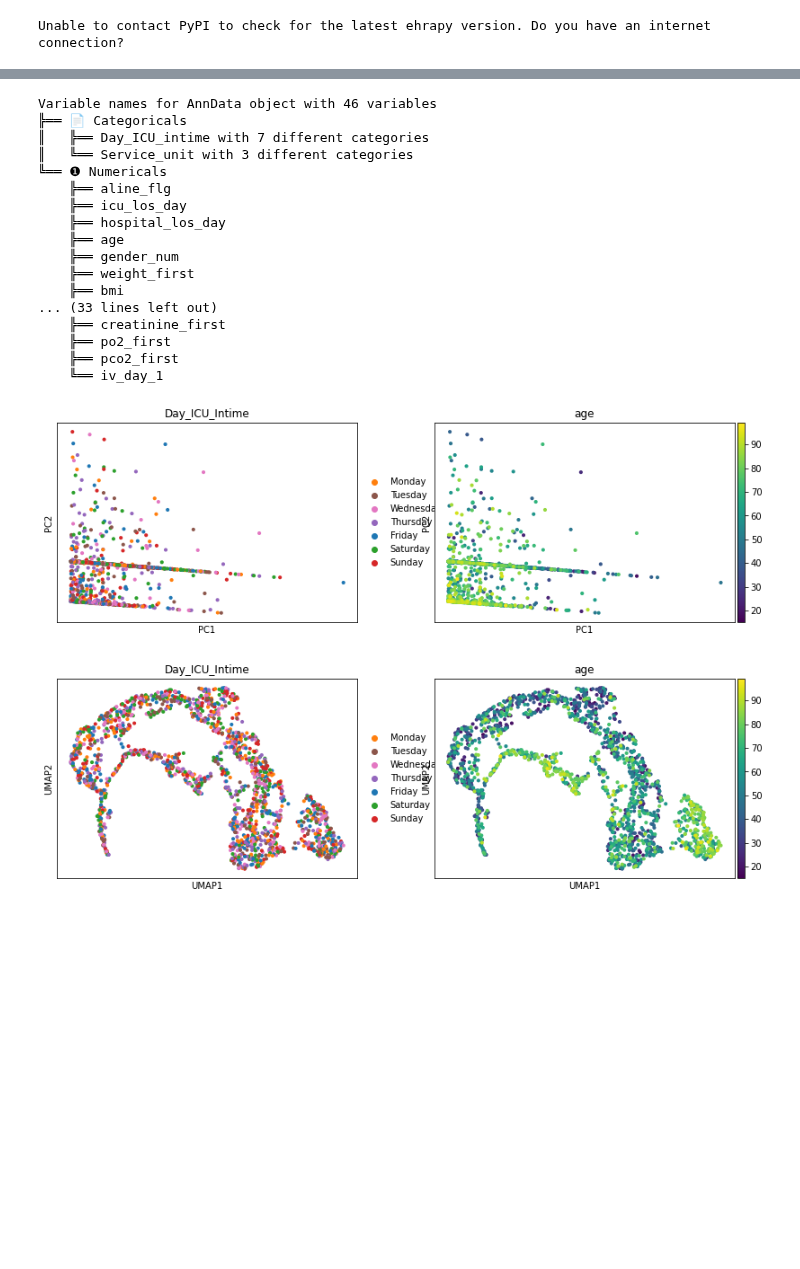
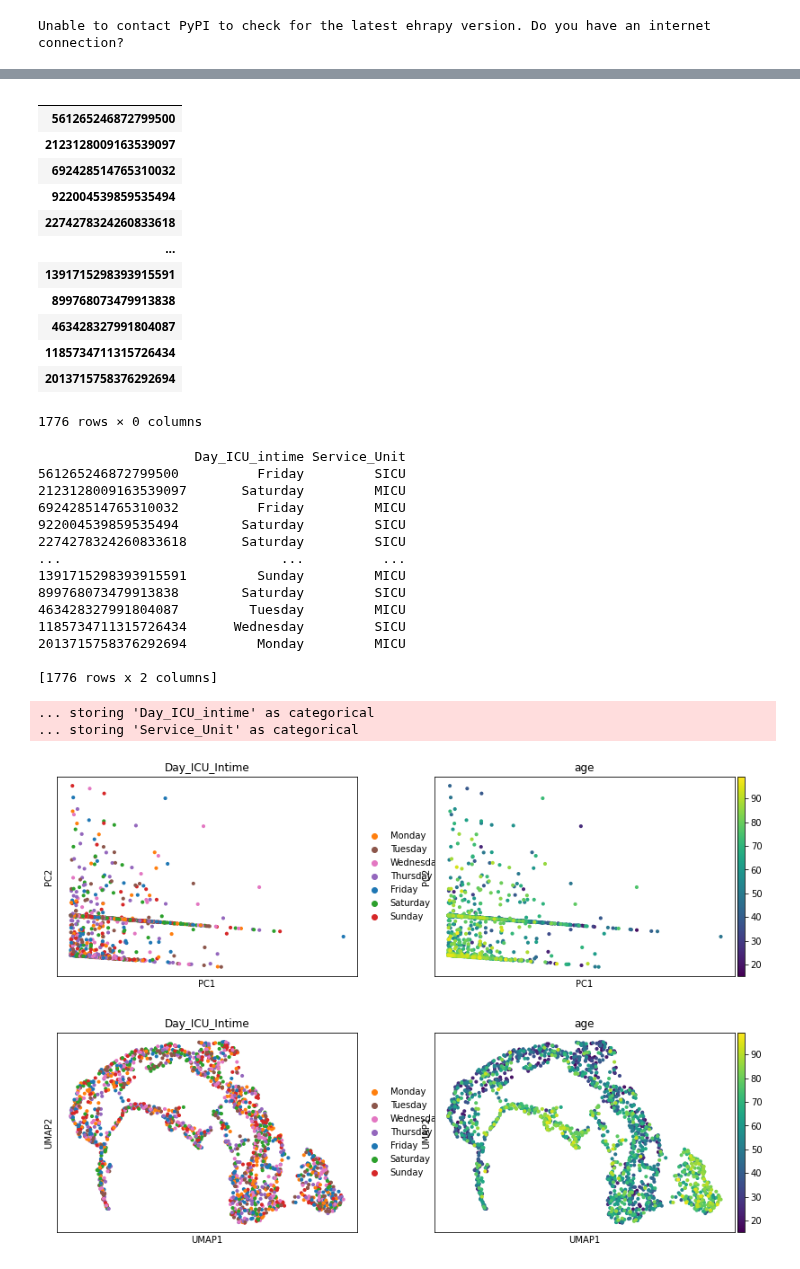
Before and after one commit to theislab/ehrapy, a Jupyter notebook: notebooks/EhrapyDemo.ipynb, the cells around one changed output, grey strips where cells are left out. Cells and saved outputs as stored; diff of their text form; code cells hidden in the pictures; blank space fills up the shorter version.

```diff
--- a/notebooks/EhrapyDemo.ipynb
+++ b/notebooks/EhrapyDemo.ipynb
@@ -13,20 +40,33 @@ ann_data = eh.api.io.init_anndata_from_df(f'{os.getcwd()}/full_data.csv')
+# %%
+ann_data.obs
+# %% [output]
+|  |
+| 561265246872799500 |
+| 2123128009163539097 |
+| 692428514765310032 |
+| 922004539859535494 |
+| 2274278324260833618 |
+| ... |
+| 1391715298393915591 |
+| 899768073479913838 |
+| 463428327991804087 |
+| 1185734711315726434 |
+| 2013715758376292694 |
+1776 rows × 0 columns
 # %%
-eh.util.view_vars(ann_data)
+eh.core.view_obs(ann_data)
 # %% [output]
-Variable names for AnnData object with 46 variables
-╠══ 📄 Categoricals
-║   ╠══ Day_ICU_intime with 7 different categories
-║   ╚══ Service_unit with 3 different categories
-╚══ ❶ Numericals
-    ╠══ aline_flg
-    ╠══ icu_los_day
-    ╠══ hospital_los_day
-    ╠══ age
-    ╠══ gender_num
-    ╠══ weight_first
-    ╠══ bmi
-... (33 lines left out)
-    ╠══ creatinine_first
-    ╠══ po2_first
-    ╠══ pco2_first
-    ╚══ iv_day_1
+                    Day_ICU_intime Service_Unit
+561265246872799500          Friday         SICU
+2123128009163539097       Saturday         MICU
+692428514765310032          Friday         MICU
+922004539859535494        Saturday         SICU
+2274278324260833618       Saturday         SICU
+...                            ...          ...
+1391715298393915591         Sunday         MICU
+899768073479913838        Saturday         SICU
+463428327991804087         Tuesday         MICU
+1185734711315726434      Wednesday         SICU
+2013715758376292694         Monday         MICU
+
+[1776 rows x 2 columns]
@@ -33,4 +75,6 @@ Variable names for AnnData object with 46 variables
 # %%
-eh.api.plot.pca(ann_data)
+eh.plot.plot_pca(ann_data)
 # %% [output]
+... storing 'Day_ICU_intime' as categorical
+... storing 'Service_Unit' as categorical
 [figure]
```
Also changed, not shown: parts of 9 cells of this notebook.
